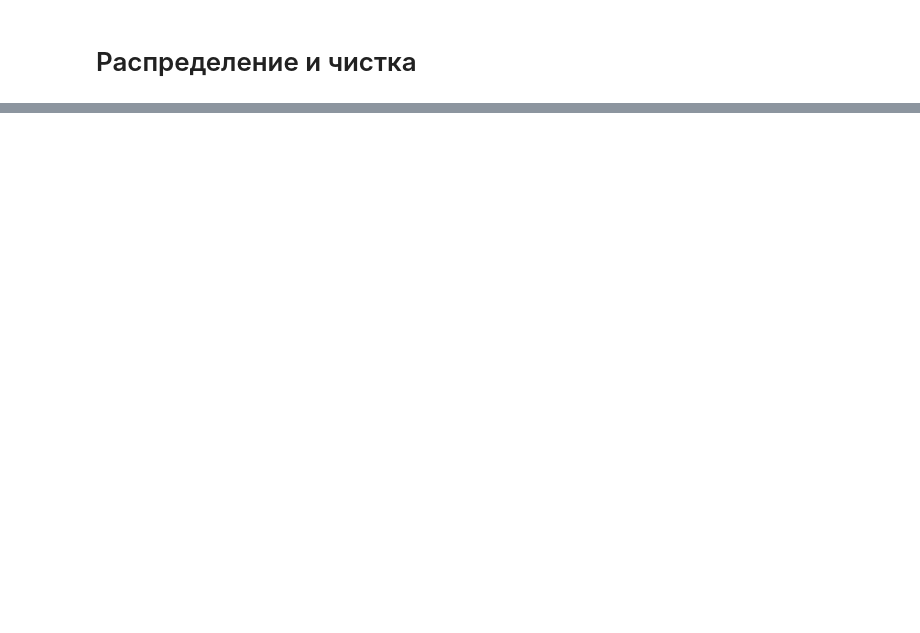
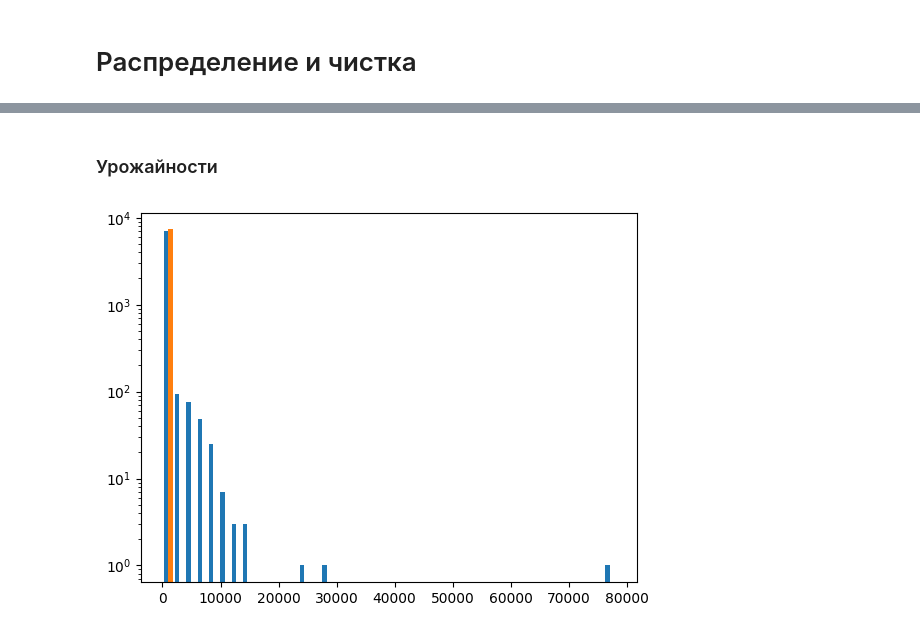
Before and after one commit to VladSunny/DANO_EKONIVA, a Jupyter notebook: notebooks/reborn.ipynb, the cells around one changed output, grey strips where cells are left out. Cells and saved outputs as stored; diff of their text form; code cells hidden in the pictures; blank space fills up the shorter version.

```diff
--- a/notebooks/reborn.ipynb
+++ b/notebooks/reborn.ipynb
@@ -431,0 +506,10 @@ df_main.to_csv('../data/df_main.csv')
+# %% [markdown]
+### Урожайности
+# %%
+plt.hist([df_main['yield_fact'], df_main['yield_plan']], bins=40)
+
+plt.yscale('log')
+
+plt.show()
+# %% [output]
+[figure, added]
```
Also changed, not shown: parts of 43 cells of this notebook, 2 other files.
